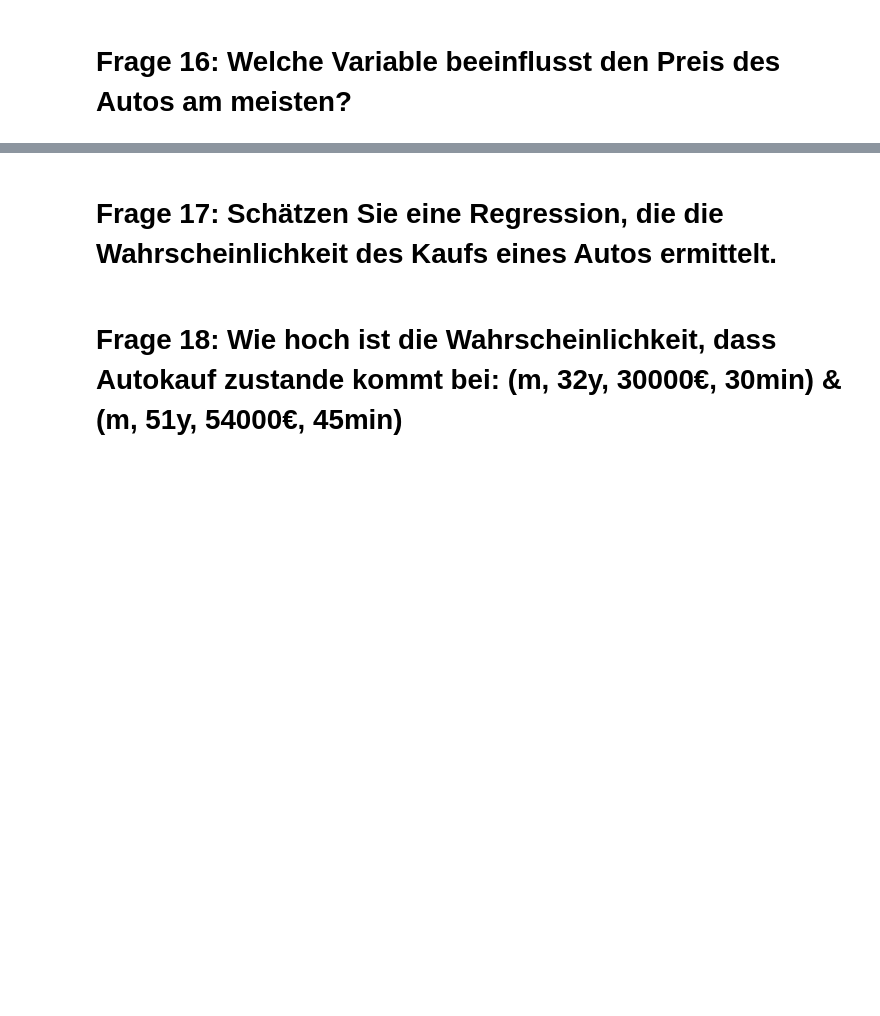
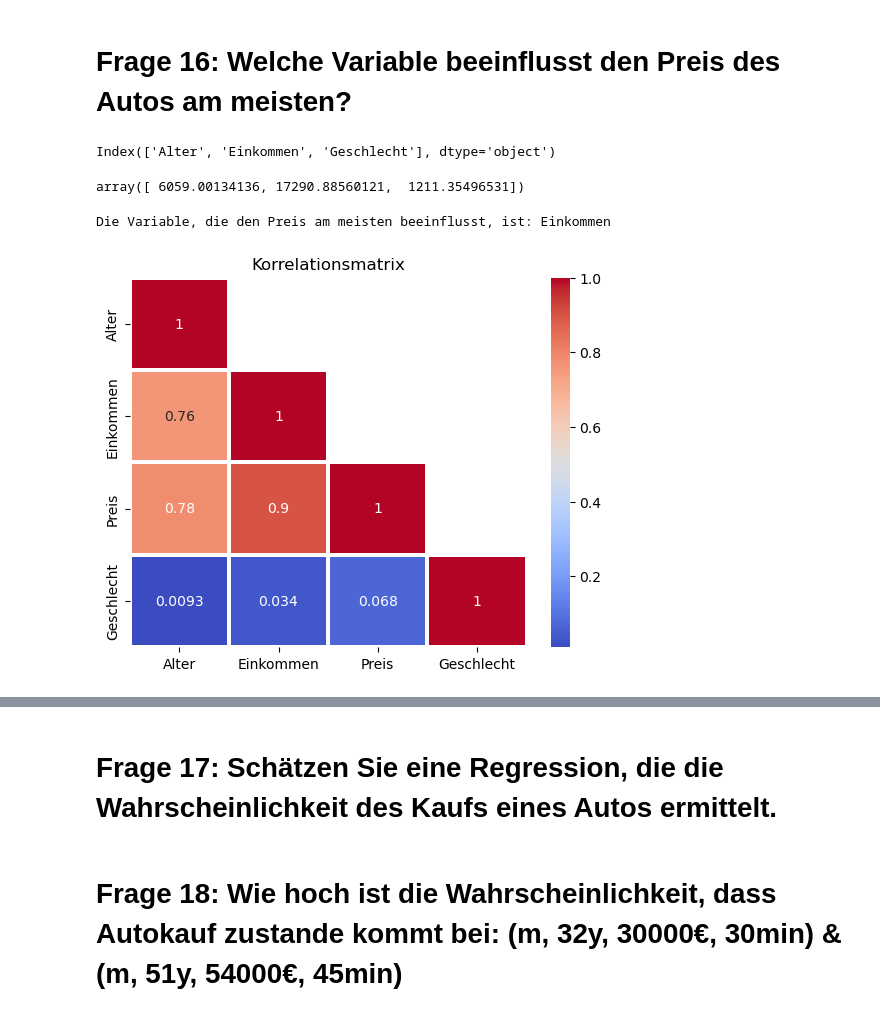
Before and after one commit to Dennis130301/final_projectWS23_Group1, a Jupyter notebook: Projekt_Gruppe1.ipynb, the cells around one changed output, grey strips where cells are left out. Cells and saved outputs as stored; diff of their text form; code cells hidden in the pictures; blank space fills up the shorter version.

```diff
--- a/Projekt_Gruppe1.ipynb
+++ b/Projekt_Gruppe1.ipynb
@@ -680,3 +709,6 @@ merged_df.loc[merged_df["Einkommen"] > merged_df["Preis"]]
 # Frage 14: Welches sind die sozioökonomischen Merkmale der Kunden, die den Kaufpreis beeinflussen?
 # %% [markdown]
 # Frage 15: Prognostiziere den Kaufpreis für(m, 32, 30000) & (m, 51, 54000)
+# %%
+df_1 = df_1[["Alter", "Einkommen", "Preis", "Geschlecht"]]
+df_1
@@ -683,2 +761,12 @@ merged_df.loc[merged_df["Einkommen"] > merged_df["Preis"]]
 # %% [markdown]
 # Frage 16: Welche Variable beeinflusst den Preis des Autos am meisten?
+# %%
+einflussfaktoren = X.columns
+einflussfaktoren
+# %% [output]
+Index(['Alter', 'Einkommen', 'Geschlecht'], dtype='object')
+# %%
+beta = abs(coefficients)
+beta
+# %% [output]
+array([ 6059.00134136, 17290.88560121,  1211.35496531])
@@ -684,0 +777,10 @@ merged_df.loc[merged_df["Einkommen"] > merged_df["Preis"]]
+# %%
+print(f"Die Variable, die den Preis am meisten beeinflusst, ist: {most_influential_feature}")
+# %% [output]
+Die Variable, die den Preis am meisten beeinflusst, ist: Einkommen
+# %%
+sns.heatmap(df_1.corr(), annot = True, cmap = "coolwarm", mask=np.triu(df_1.corr(),+1),linewidth=1.5)
+plt.title("Korrelationsmatrix")
+plt.show()
+# %% [output]
+[figure, added]
```
Also changed, not shown: parts of 23 cells of this notebook, 7 other files.
